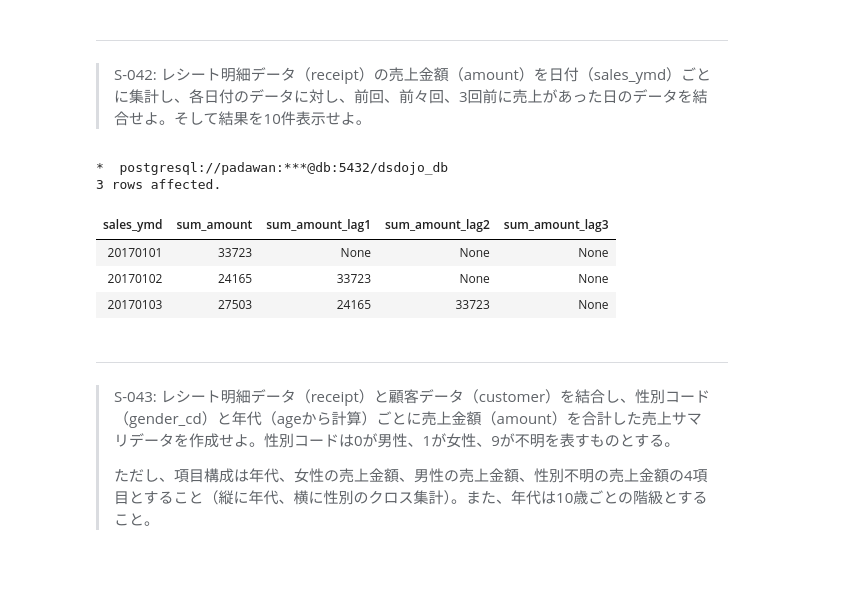
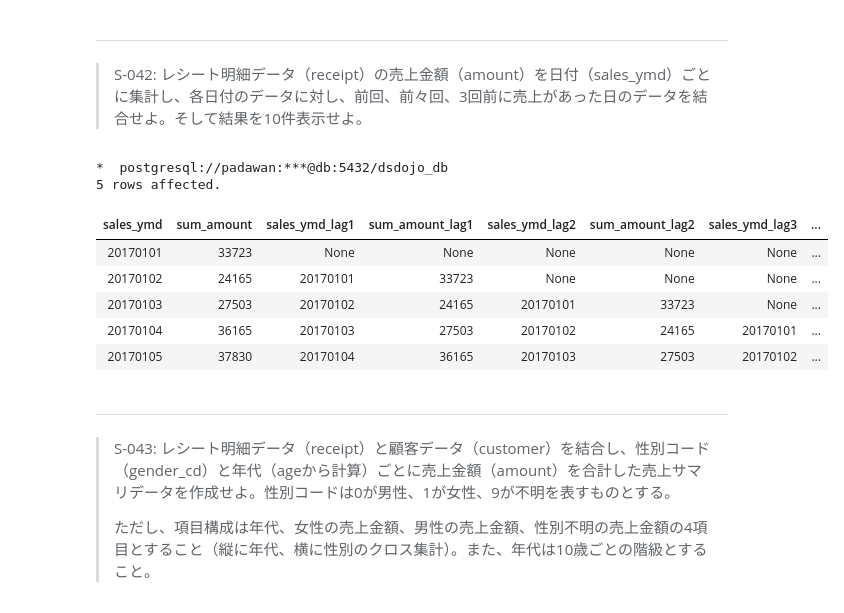
Before and after one commit to palakpaneerer/100knocks-preprocess, a Jupyter notebook: docker/work/preprocess_knock_SQL.ipynb, the cells around one changed output. Cells and saved outputs as stored; diff of their text form; code cells hidden in the pictures; blank space fills up the shorter version.

```diff
--- a/docker/work/preprocess_knock_SQL.ipynb
+++ b/docker/work/preprocess_knock_SQL.ipynb
@@ -1248,35 +1247,30 @@ LIMIT
 # %%
 %%sql
 
---amountを日付ごとに集計
---前回、前々回、3回前月のテーブルをSELECT
-
-WITH sales_amount_by_date AS (
-    SELECT
-        sales_ymd,
-        SUM(amount) AS sum_amount
-    FROM
-        receipt
-    GROUP BY
-        sales_ymd
-)
 SELECT
     sales_ymd,
-    sum_amount,
-    LAG(sum_amount, 1) OVER(ORDER BY sales_ymd ASC) AS sum_amount_lag1,
-    LAG(sum_amount, 2) OVER(ORDER BY sales_ymd ASC) AS sum_amount_lag2,
-    LAG(sum_amount, 3) OVER(ORDER BY sales_ymd ASC) AS sum_amount_lag3
+    SUM(amount) AS sum_amount,
+    LAG(sales_ymd, 1) OVER (ORDER BY sales_ymd ASC) AS sales_ymd_lag1,
+    LAG(SUM(amount), 1) OVER (ORDER BY sales_ymd ASC) AS sum_amount_lag1,
+    LAG(sales_ymd, 2) OVER (ORDER BY sales_ymd ASC) AS sales_ymd_lag2,
+    LAG(SUM(amount), 2) OVER (ORDER BY sales_ymd ASC) AS sum_amount_lag2,
+    LAG(sales_ymd, 3) OVER (ORDER BY sales_ymd ASC) AS sales_ymd_lag3,
+    LAG(SUM(amount), 3) OVER (ORDER BY sales_ymd ASC) AS sum_amount_lag3
 FROM
-    sales_amount_by_date
+    receipt
+GROUP BY
+    sales_ymd
 LIMIT
-    3;
+    5
 # %% [output]
 *  postgresql://padawan:***@db:5432/dsdojo_db
-3 rows affected.
+5 rows affected.
-| sales_ymd | sum_amount | sum_amount_lag1 | sum_amount_lag2 | sum_amount_lag3 |
-| 20170101 | 33723 | None | None | None |
-| 20170102 | 24165 | 33723 | None | None |
-| 20170103 | 27503 | 24165 | 33723 | None |
+| sales_ymd | sum_amount | sales_ymd_lag1 | sum_amount_lag1 | sales_ymd_lag2 | sum_amount_lag2 | sales_ymd_lag3 | ... |
+| 20170101 | 33723 | None | None | None | None | None | ... |
+| 20170102 | 24165 | 20170101 | 33723 | None | None | None | ... |
+| 20170103 | 27503 | 20170102 | 24165 | 20170101 | 33723 | None | ... |
+| 20170104 | 36165 | 20170103 | 27503 | 20170102 | 24165 | 20170101 | ... |
+| 20170105 | 37830 | 20170104 | 36165 | 20170103 | 27503 | 20170102 | ... |
 # %% [markdown]
 ---
 > S-043: レシート明細データ（receipt）と顧客データ（customer）を結合し、性別コード（gender_cd）と年代（ageから計算）ごとに売上金額（amount）を合計した売上サマリデータを作成せよ。性別コードは0が男性、1が女性、9が不明を表すものとする。
```
Also changed, not shown: parts of 21 cells of this notebook.
